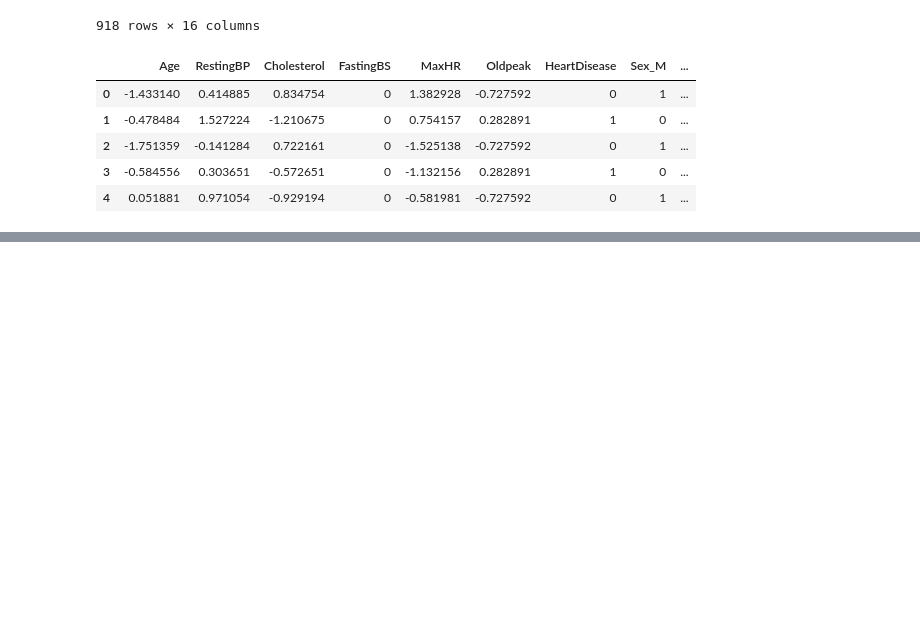
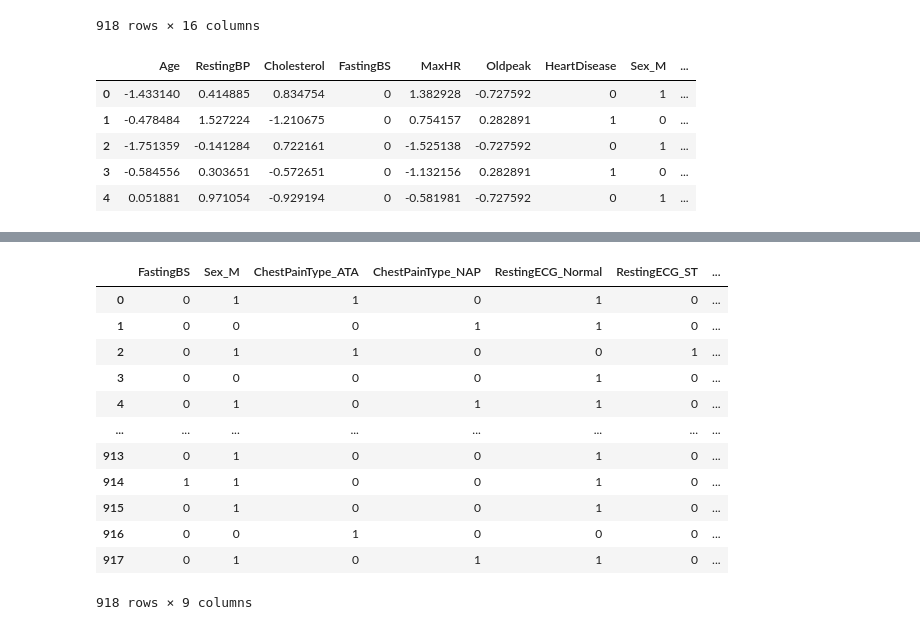
Before and after one commit to Nytin-rana/Machine-Learning-Playground, a Jupyter notebook: Heart.ipynb, the cells around one changed output, grey strips where cells are left out. Drawn from its saved outputs; the diff is of its cells as text; code cells hidden in the pictures; blank space fills up the shorter version.

```diff
--- a/Heart.ipynb
+++ b/Heart.ipynb
@@ -204,0 +278,19 @@ df_encode.head()
+# %%
+final_df = df_encode[['FastingBS',  'Sex_M', 'ChestPainType_ATA', 'ChestPainType_NAP',
+        'RestingECG_Normal', 'RestingECG_ST',
+       'ExerciseAngina_Y', 'ST_Slope_Flat', 'ST_Slope_Up']]
+final_df
+# %% [output]
+|  | FastingBS | Sex_M | ChestPainType_ATA | ChestPainType_NAP | RestingECG_Normal | RestingECG_ST | ... |
+| 0 | 0 | 1 | 1 | 0 | 1 | 0 | ... |
+| 1 | 0 | 0 | 0 | 1 | 1 | 0 | ... |
+| 2 | 0 | 1 | 1 | 0 | 0 | 1 | ... |
+| 3 | 0 | 0 | 0 | 0 | 1 | 0 | ... |
+| 4 | 0 | 1 | 0 | 1 | 1 | 0 | ... |
+| ... | ... | ... | ... | ... | ... | ... | ... |
+| 913 | 0 | 1 | 0 | 0 | 1 | 0 | ... |
+| 914 | 1 | 1 | 0 | 0 | 1 | 0 | ... |
+| 915 | 0 | 1 | 0 | 0 | 1 | 0 | ... |
+| 916 | 0 | 0 | 1 | 0 | 0 | 0 | ... |
+| 917 | 0 | 1 | 0 | 1 | 1 | 0 | ... |
+918 rows × 9 columns
```
Also changed, not shown: parts of 6 cells of this notebook.
